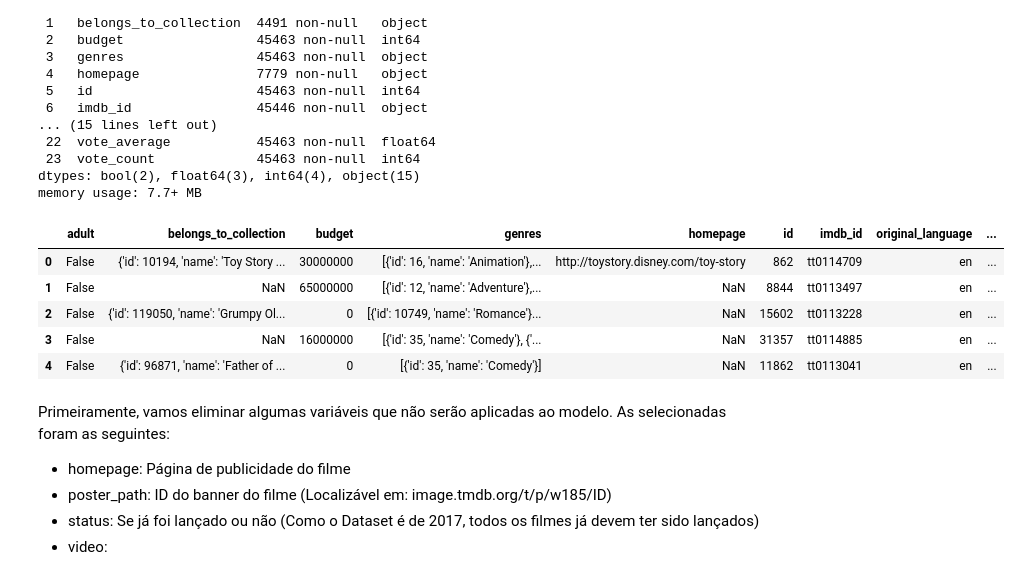
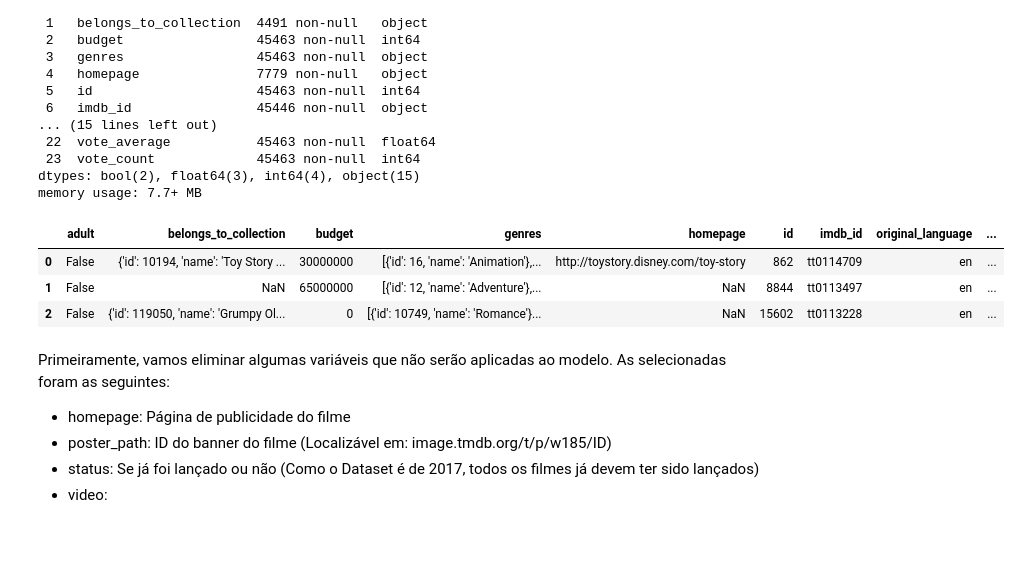
Before and after one commit to py-zeli/BoraVer, a Jupyter notebook: analise-exploratoria.ipynb, the cells around one changed output. Cells and saved outputs as stored; diff of their text form; code cells hidden in the pictures; blank space fills up the shorter version.

```diff
--- a/analise-exploratoria.ipynb
+++ b/analise-exploratoria.ipynb
@@ -33,14 +33,12 @@ Data columns (total 24 columns):
 dtypes: bool(2), float64(3), int64(4), object(15)
 memory usage: 7.7+ MB
 # %%
-df.head(5)
+df.head(3)
 # %% [output]
 |  | adult | belongs_to_collection | budget | genres | homepage | id | imdb_id | original_language | ... |
 | 0 | False | {'id': 10194, 'name': 'Toy Story ... | 30000000 | [{'id': 16, 'name': 'Animation'},... | http://toystory.disney.com/toy-story | 862 | tt0114709 | en | ... |
 | 1 | False | NaN | 65000000 | [{'id': 12, 'name': 'Adventure'},... | NaN | 8844 | tt0113497 | en | ... |
 | 2 | False | {'id': 119050, 'name': 'Grumpy Ol... | 0 | [{'id': 10749, 'name': 'Romance'}... | NaN | 15602 | tt0113228 | en | ... |
-| 3 | False | NaN | 16000000 | [{'id': 35, 'name': 'Comedy'}, {'... | NaN | 31357 | tt0114885 | en | ... |
-| 4 | False | {'id': 96871, 'name': 'Father of ... | 0 | [{'id': 35, 'name': 'Comedy'}] | NaN | 11862 | tt0113041 | en | ... |
 # %% [markdown]
 Primeiramente, vamos eliminar algumas variáveis que não serão aplicadas ao modelo. As selecionadas foram as seguintes:
 
```
Also changed, not shown: parts of 12 cells of this notebook, 1 other file.
